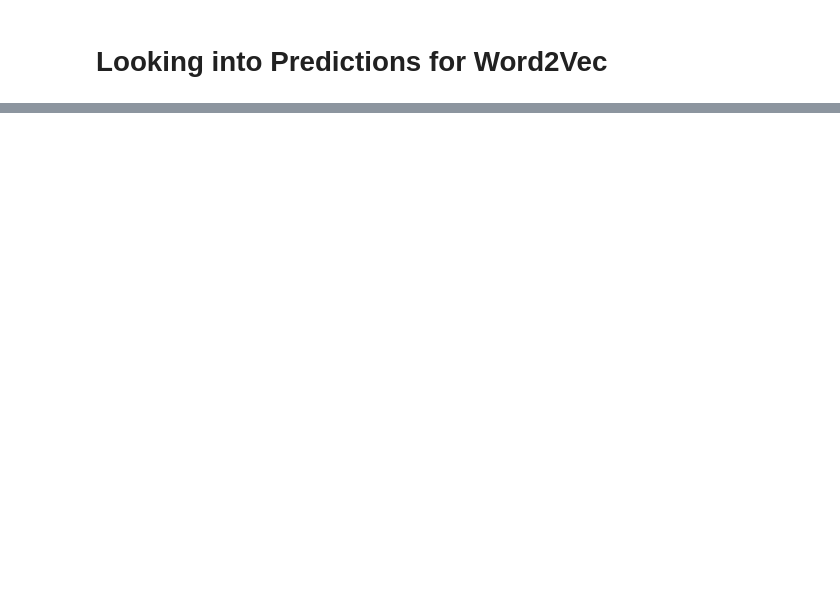
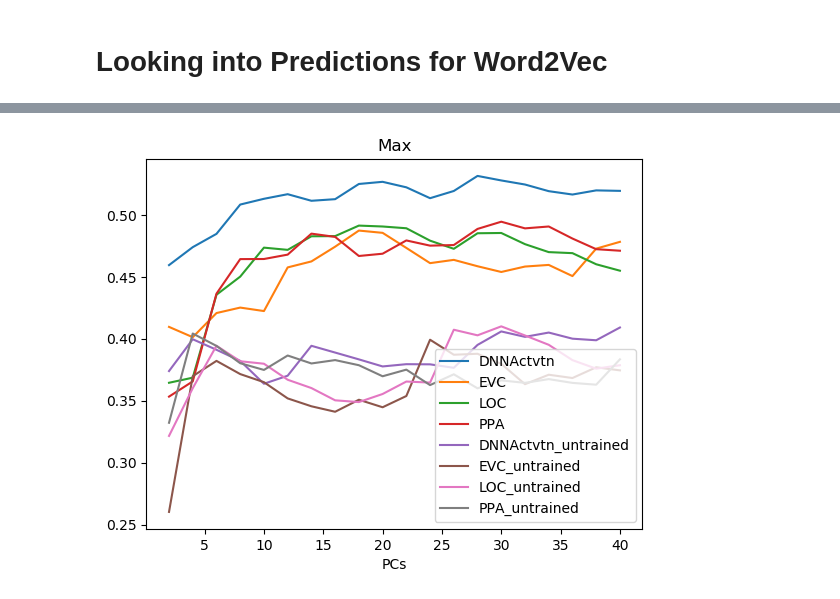
Before and after one commit to cm296/semantic, a Jupyter notebook: cm/code-01-analysis/step11_computePrediction.ipynb, the cells around one changed output, grey strips where cells are left out. Cells and saved outputs as stored; diff of their text form; code cells hidden in the pictures; blank space fills up the shorter version.

```diff
--- a/cm/code-01-analysis/step11_computePrediction.ipynb
+++ b/cm/code-01-analysis/step11_computePrediction.ipynb
@@ -233,4 +270,6 @@ plt.savefig(figurepath + "Median.png")
 # %%
-sns.lineplot(data= allvalues[allvalues['Metric'] == 'max'].iloc[:,0:6]).set_title('Max')
+sns.lineplot(data= allvalues[allvalues['Metric'] == 'max'].iloc[:,0:8], dashes=False).set_title('Max')
 plt.savefig(figurepath + "Max.png")
+# %% [output]
+[figure, added]
 # %%
```
Also changed, not shown: parts of 12 cells of this notebook, 11 other files.
